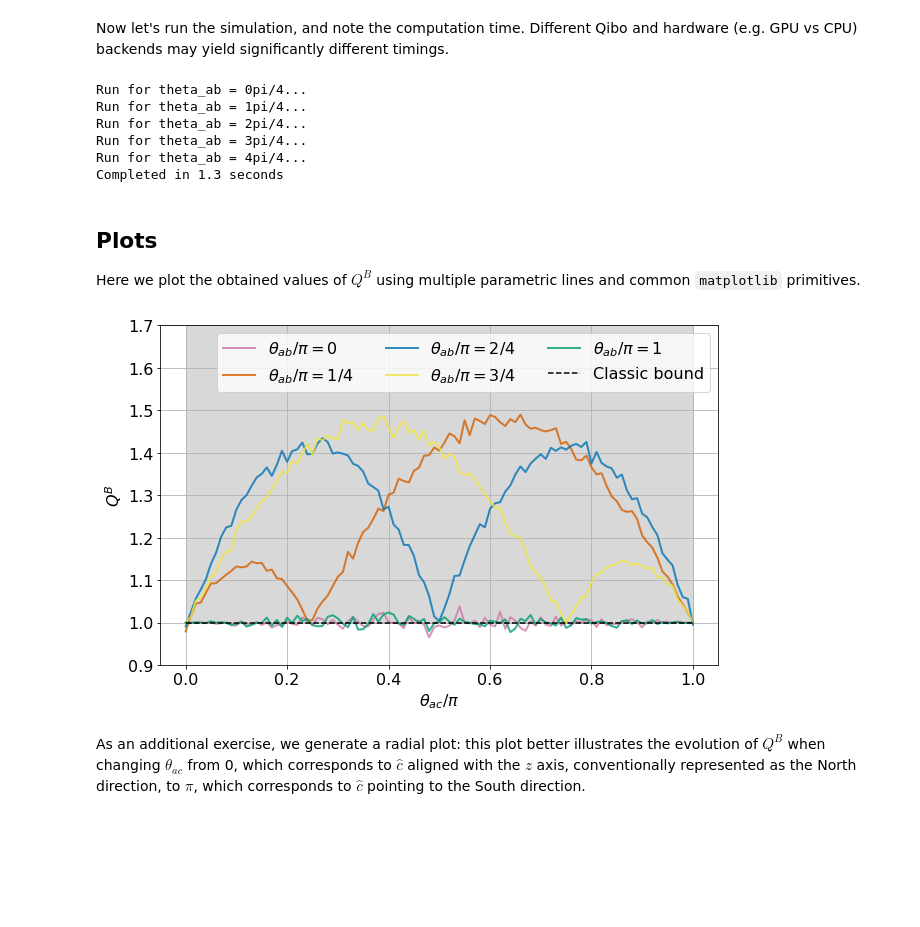
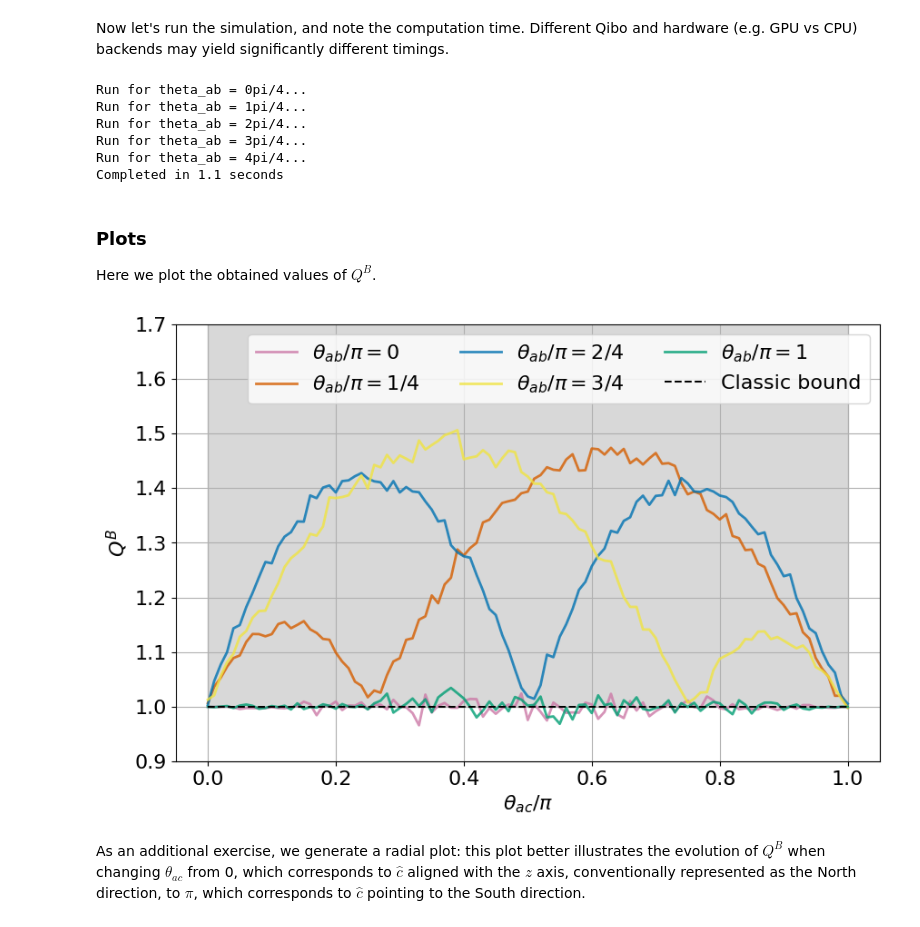
Before and after one commit to qiboteam/qiboedu, a Jupyter notebook: notebooks/Bell64 inequality.ipynb, the cells around one changed output. Drawn from its saved outputs; the diff is of its cells as text; code cells hidden in the pictures; blank space fills up the shorter version.

Commit message:
refactor: reviewed text, added inequalities mascotte figures

```diff
--- a/notebooks/Bell64 inequality.ipynb
+++ b/notebooks/Bell64 inequality.ipynb
@@ -52,8 +62,10 @@ Now we define a function to run the simulation for some given values of $\phi_0$
 We also define a number of parameters for the simulation.
 # %%
 def run_circuit_C(phi_0, phi_1, th_0, th_1):
-    '''run the simulation for the given choice of phi_0, phi_1, theta_0, theta_1,
-       and return the correlation between the two qbits'''
+    '''
+    run the simulation for the given choice of ``phi_0``, ``phi_1``, ``theta_0``, ``theta_1``,
+    and return the correlation between the two qubits
+    '''
     c.set_parameters([phi_0, phi_1, th_0, th_1])
     freqs = c(nshots=nshots).frequencies()
     # return the cross correlation: +1 when q0 = q1, -1 otherwise, averaged over all shots
@@ -84,25 +96,29 @@ for i_ab in range(ab_steps+1):
         Q_B[i_ab].append(abs(C_ab - C_ac) - C_cb)
 
 print('Completed in %.1f seconds' % (time.time() - tstart))
-# in SWAN at CERN, this completes in 1.3 seconds on a CPU
 # %% [output]
 Run for theta_ab = 0pi/4...
 Run for theta_ab = 1pi/4...
 Run for theta_ab = 2pi/4...
 Run for theta_ab = 3pi/4...
 Run for theta_ab = 4pi/4...
-Completed in 1.3 seconds
+Completed in 1.1 seconds
 # %% [markdown]
-## Plots
+### Plots
 
-Here we plot the obtained values of $Q^B$ using multiple parametric lines and common `matplotlib` primitives.
+Here we plot the obtained values of $Q^B$.
 # %%
-from qiboedu.scripts.plotscripts import plot_bell_inequalities
-
-plot_bell_inequalities(experiment='bell64', Q_values=Q_B, ac_steps=ac_steps, param_steps=ab_steps, param_label='\\theta_{ab}',
-                       img_width=1, y_bounds=(0.9, 1.7), savetitle='bell64_qibo_1')
+plot_bell_inequalities(
+    experiment='bell64',
+    Q_values=Q_B,
+    ac_steps=ac_steps,
+    param_steps=ab_steps,
+    param_label='\\theta_{ab}',
+    img_width=1,
+    y_bounds=(0.9, 1.7),
+)
 # %% [output]
-[figure, old version]
+[figure, new version]
 # %% [markdown]
 As an additional exercise, we generate a radial plot: this plot better illustrates the evolution of $Q^B$ when changing $\theta_{ac}$ from 0, which corresponds to $\hat{c}$ aligned with the $z$ axis, conventionally represented as the North direction, to $\pi$, which corresponds to $\hat{c}$ pointing to the South direction.
 # %%
```
Also changed, not shown: parts of 5 cells of this notebook, 4 other files.
